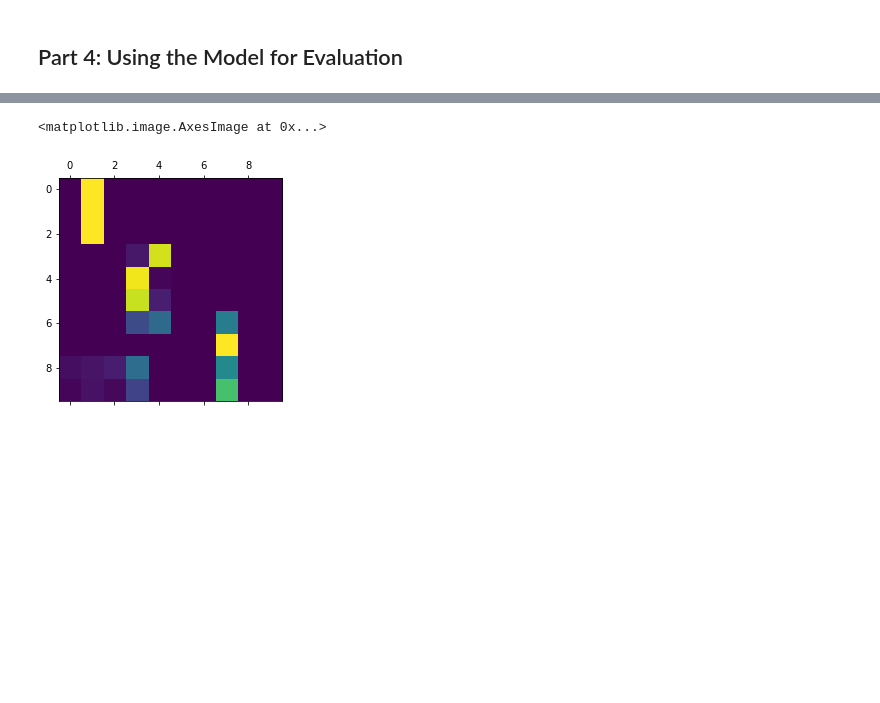
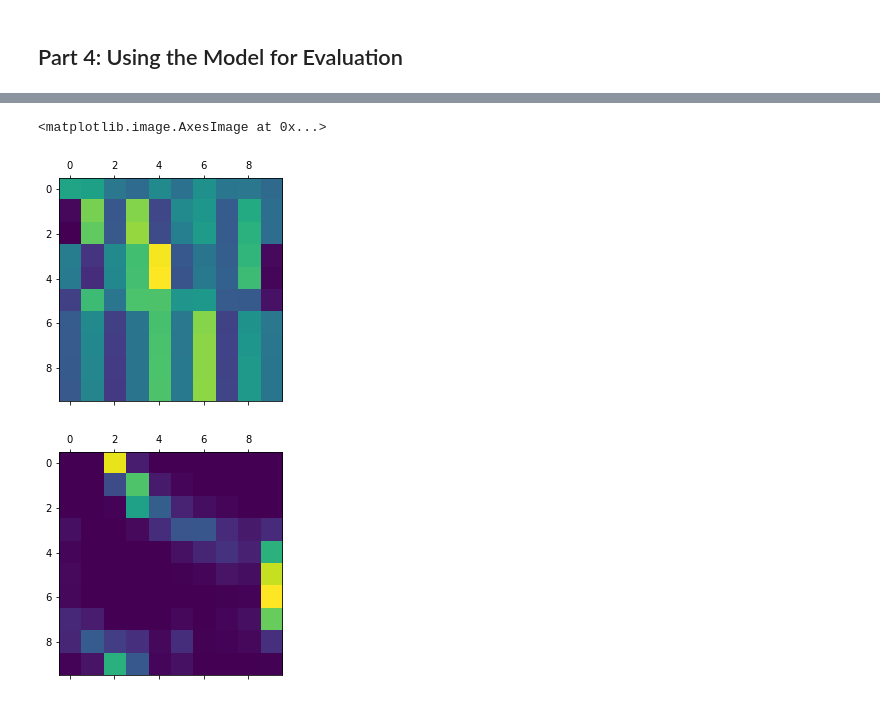
Before and after one commit to macbrennan90/translation-model, a Jupyter notebook: translation-model.ipynb, the cells around one changed output, grey strips where cells are left out. Saved outputs shown, nothing was run; the diff lists cells and outputs as text; code cells hidden in the pictures; blank space fills up the shorter version.

```diff
--- a/translation-model.ipynb
+++ b/translation-model.ipynb
@@ -1031,7 +1073,9 @@ else:
 # %% [output]
 Training model from scratch.
 # %%
-encoder.train() # Set model to training mode
-decoder.train() # Set model to training mode
-plot_losses = trainIters(encoder, decoder, dataloader, epochs=30, learning_rate = learning_rate)
+learning_rate = 0.1
+encoder_lstm.train() # Set model to training mode
+decoder_lstm.train() # Set model to training mode
+
+lstm_losses = trainIters(encoder_lstm, decoder_lstm, dataloader, epochs=10, learning_rate = learning_rate)
 # %% [output]
@@ -1095,10 +1171,6 @@ fr_idx2word = {k:i for i, k in fr_word2idx.items()}
 for batch in dataloader:
     input_tensor = batch['french_tensor'].to(device)
     break
-
-
-def evaluate(input_tensor):
-    pass
 # %%
 input_tensor = batch['french_tensor'][11].unsqueeze_(0)
 print(batch['english_sentence'][11])
@@ -1148,3 +1225,6 @@ with torch.no_grad():
+# %%
+output_list, attn = evaluate(input_tensor, encoder_lstm, decoder_lstm)
+gru_output_list, gru_attn = evaluate(input_tensor, encoder_gru, decoder_gru)
 # %%
 for index in output_list:
     word = en_idx2word[index.item()]
@@ -1163,6 +1264,8 @@ and
 </s>
-# %%
-plt.matshow(attn_weight_list)
-# %% [output]
-<matplotlib.image.AxesImage at 0x...>
-[figure, removed]
+# %%
+plt.matshow(attn)
+plt.matshow(gru_attn)
+# %% [output]
+<matplotlib.image.AxesImage at 0x...>
+[figure, added]
+[figure, added]
```
Also changed, not shown: parts of 32 cells of this notebook.
